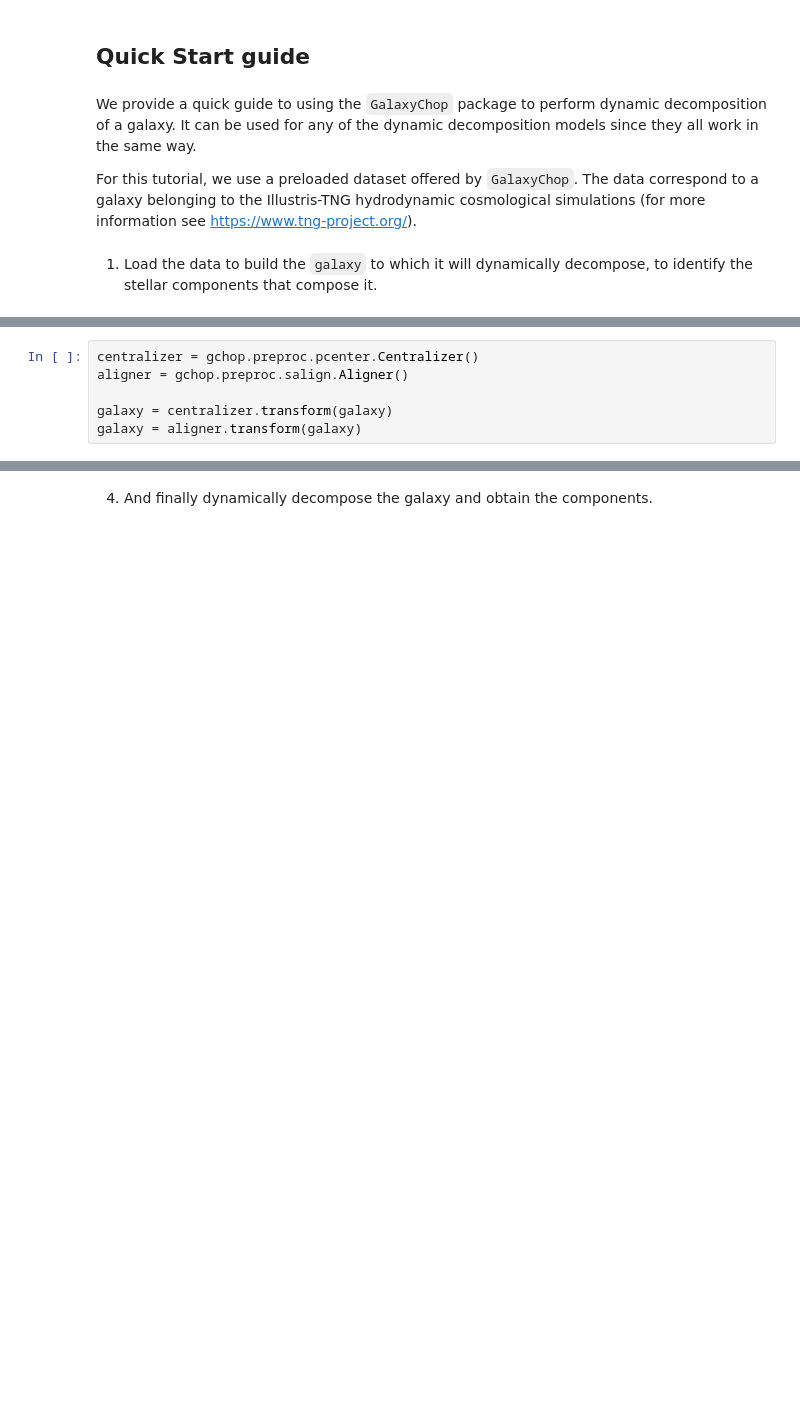
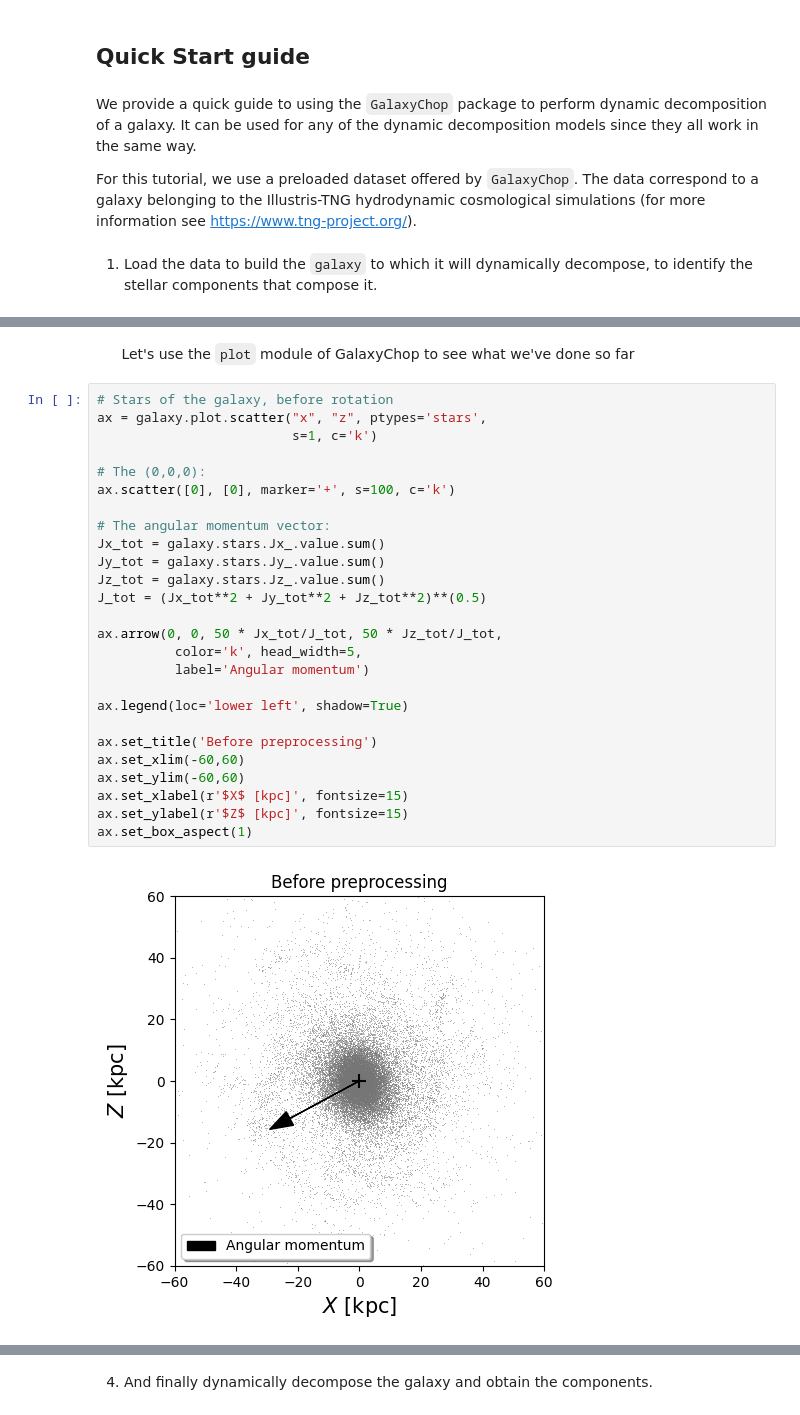
Before and after one commit to BrunoCeliz/galaxy-chop, a Jupyter notebook: docs/tutorial.ipynb, the cells around one changed output, grey strips where cells are left out. Cells and saved outputs as stored; diff of their text form; blank space fills up the shorter version.

```diff
--- a/docs/tutorial.ipynb
+++ b/docs/tutorial.ipynb
@@ -33,6 +58,0 @@ galaxy = gchop.io.read_hdf5("../tests/datasets/gal394242.h5")
-# %%
-centralizer = gchop.preproc.pcenter.Centralizer()
-aligner = gchop.preproc.salign.Aligner()
-
-galaxy = centralizer.transform(galaxy)
-galaxy = aligner.transform(galaxy)
@@ -38,0 +109,30 @@ galaxy = aligner.transform(galaxy)
+# %% [markdown]
+&ensp;&ensp;&ensp; Let's use the ``plot`` module of GalaxyChop to see what we've done so far
+# %%
+# Stars of the galaxy, before rotation
+ax = galaxy.plot.scatter("x", "z", ptypes='stars',
+                         s=1, c='k')
+
+# The (0,0,0):
+ax.scatter([0], [0], marker='+', s=100, c='k')
+
+# The angular momentum vector:
+Jx_tot = galaxy.stars.Jx_.value.sum()
+Jy_tot = galaxy.stars.Jy_.value.sum()
+Jz_tot = galaxy.stars.Jz_.value.sum()
+J_tot = (Jx_tot**2 + Jy_tot**2 + Jz_tot**2)**(0.5)
+
+ax.arrow(0, 0, 50 * Jx_tot/J_tot, 50 * Jz_tot/J_tot,
+          color='k', head_width=5,
+          label='Angular momentum')
+
+ax.legend(loc='lower left', shadow=True)
+
+ax.set_title('Before preprocessing')
+ax.set_xlim(-60,60)
+ax.set_ylim(-60,60)
+ax.set_xlabel(r'$X$ [kpc]', fontsize=15)
+ax.set_ylabel(r'$Z$ [kpc]', fontsize=15)
+ax.set_box_aspect(1)
+# %% [output]
+[figure, added]
```
Also changed, not shown: parts of 48 cells of this notebook, 3 other files.
